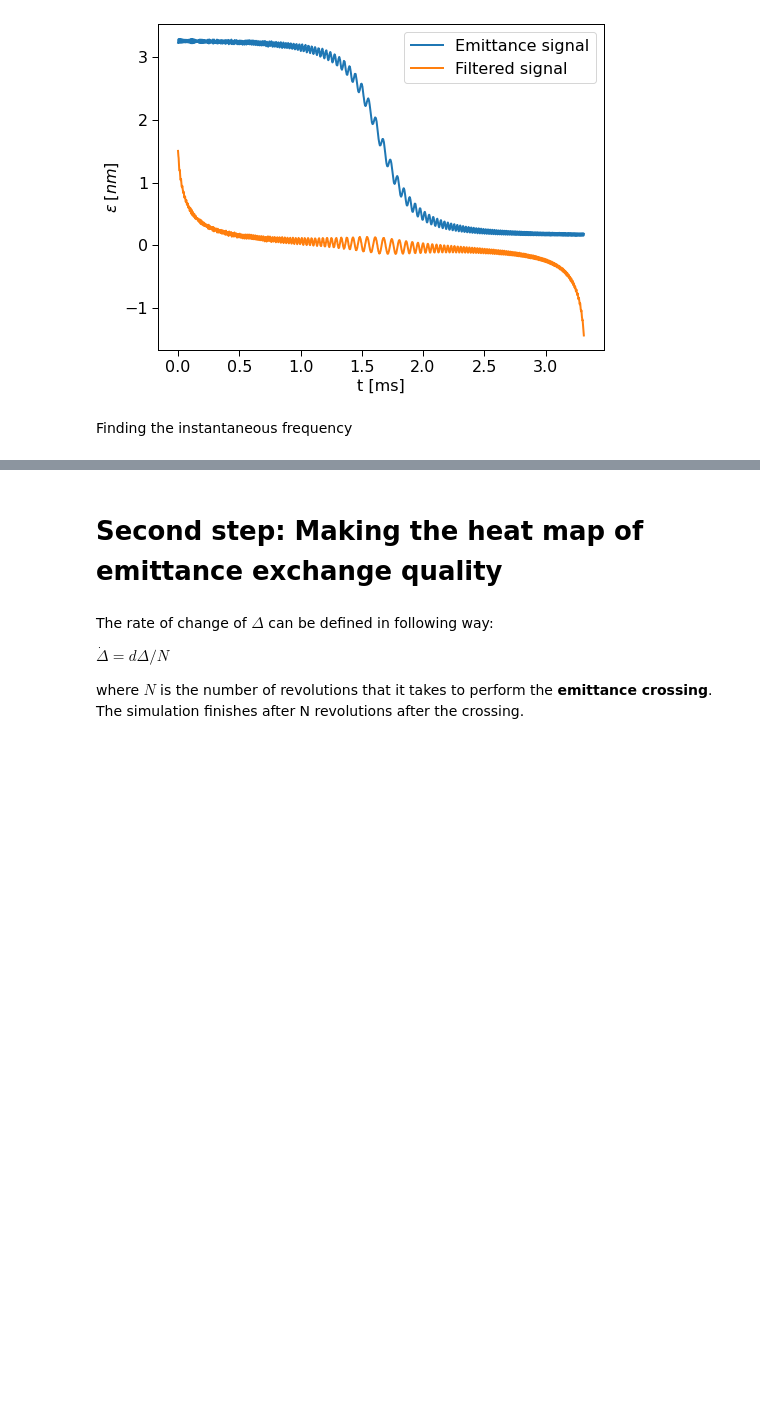
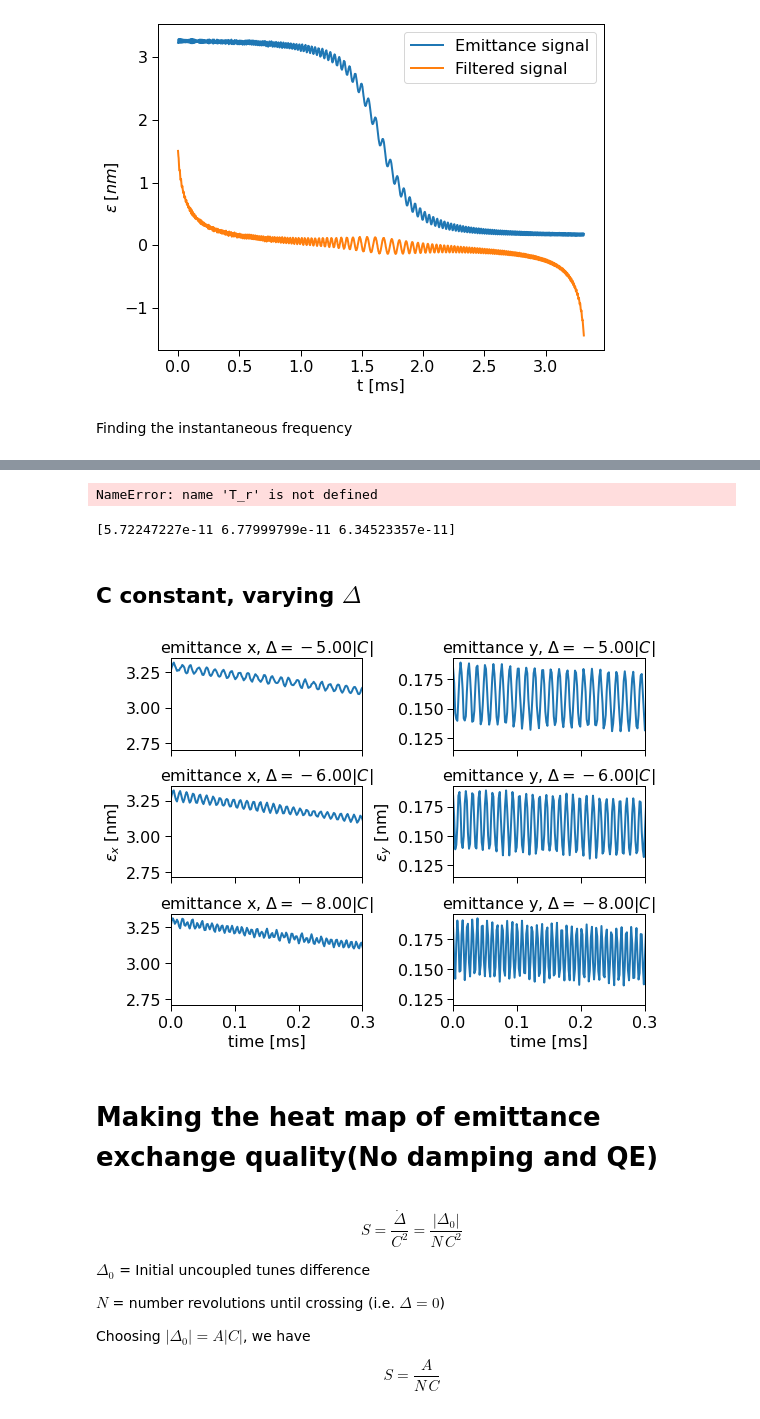
Before and after one commit to lnls-fac/apsuite, a Jupyter notebook: apsuite/emittance_exchange/emittance_exchange_simulation/emittance_crossing.ipynb, the cells around one changed output, grey strips where cells are left out. Saved outputs shown, nothing was run; the diff lists cells and outputs as text; code cells hidden in the pictures; blank space fills up the shorter version.

Commit message:
MNT.EMITEXC: Repository cleaning and updates the notebook with the no damping simulation

```diff
--- a/apsuite/emittance_exchange/emittance_exchange_simulation/emittance_crossing.ipynb
+++ b/apsuite/emittance_exchange/emittance_exchange_simulation/emittance_crossing.ipynb
@@ -67,6 +70,7 @@ d K_x = - \frac{2 \pi \Delta_0}{\sum \beta_i l_i}
 qf_idx = obj._famdata['QF']['index'].copy()
 spos = obj._et.spos
 betax = obj._et.beta1
+betay = obj._et.beta2
 # %%
 # Assuming that the QF quadrupoles have equally lengths:
 l = obj._bo[qf_idx[0]].length
@@ -431,0 +516,28 @@ plt.tight_layout
+# %%
+plt.style.use(['notebook', 'no-latex'])
+Ns = np.arange(2*N)
+t = Ns * T_r
+fig, ax = plt.subplots(3,1, sharex=True, sharey = True)
+deltae = tune1_list[0] - tune2_list[0]
+
+for i, C in enumerate(C_list):
+    ax[i].plot(t, emitx_list[i,:]*1e9, label="C = {:.2f}".format(C))
+    #ax[1].plot(t, emity_list[i,:]*1e9)
+
+#ax[0].set_ylabel(r"$\epsilon_x$ [nm]")
+ax[0].set_title('$|\Delta| = 6 C$, radiation off'.format(C, S))
+ax[1].set_ylabel(r"$\epsilon_x$ [nm]")
+ax[1].set_xlabel(r'time [ms]')
+
+fig.legend(loc='upper right', bbox_to_anchor=(0.9, 0.9))
+ax[0].set_xlim([0,0.3])
+plt.show()
+# %% [output]
+NameError: name 'T_r' is not defined
+# %%
+amps = np.max(emitx_list, axis=1) - np.min(emitx_list, axis=1)
+print(amps)
+# %% [output]
+[5.72247227e-11 6.77999799e-11 6.34523357e-11]
+# %% [markdown]
+## C constant, varying $\Delta$
@@ -432,8 +597,43 @@ plt.tight_layout
+# %%
+plt.style.use(['notebook', 'no-latex'])
+Ns = np.arange(2*N)
+t = Ns * T_r
+fig, ax = plt.subplots(3,2, sharex=True)
+deltae = tune1_list[0] - tune2_list[0]
+C = KsL_to_C(bo, KsL)
+
+for i, A in enumerate(A_list):
+    ax[i][0].plot(t, emitx_list[i,:]*1e9, label="$\Delta$ = {:.2f} |C|".format(A))
+    ax[i][1].plot(t, emity_list[i,:]*1e9)
+    ax[i][0].set_title('emittance x, $\Delta={:.2f} |C|$'.format(A))
+    ax[i][1].set_title('emittance y, $\Delta={:.2f} |C|$'.format(A))
+
+#ax[0].set_ylabel(r"$\epsilon_x$ [nm]")
+ax[1][0].set_ylabel(r"$\epsilon_x$ [nm]")
+ax[2][0].set_xlabel(r'time [ms]')
+ax[2][1].set_xlabel(r'time [ms]')
+
+ax[1][1].set_ylabel(r"$\epsilon_y$ [nm]")
+
+# fig.legend(loc='upper right')
+ax[0][0].set_xlim([0,0.3])
+plt.tight_layout()
+plt.show()
+# %% [output]
+[figure, added]
 # %% [markdown]
-# Second step: Making the heat map of emittance exchange quality
+# Making the heat map of emittance exchange quality(No damping and QE)
 # %% [markdown]
-The rate of change of $\Delta$ can be defined in following way:
+\begin{equation}
+S = \frac{\dot{\Delta}}{C^2} = \frac{|\Delta_0|}{N \, C^2}
+\end{equation}
 
-$\dot{\Delta} = d\Delta/N$
+$\Delta_0$ = Initial uncoupled tunes difference
 
-where $N$ is the number of revolutions that it takes to perform the **emittance crossing**. The simulation finishes after N revolutions after the crossing.
+$N$ = number revolutions until crossing (i.e. $\Delta = 0$)
+
+Choosing $|\Delta_0| = A |C| $, we have
+
+\begin{equation}
+S =   \frac{A}{N \, C}
+\end{equation}
```
Also changed, not shown: parts of 32 cells of this notebook, 2 other files.
